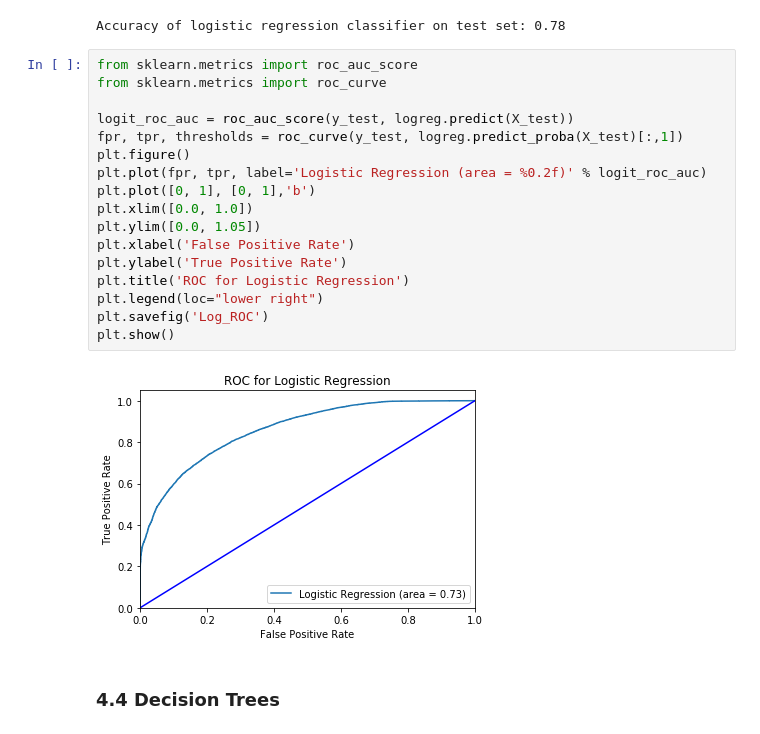
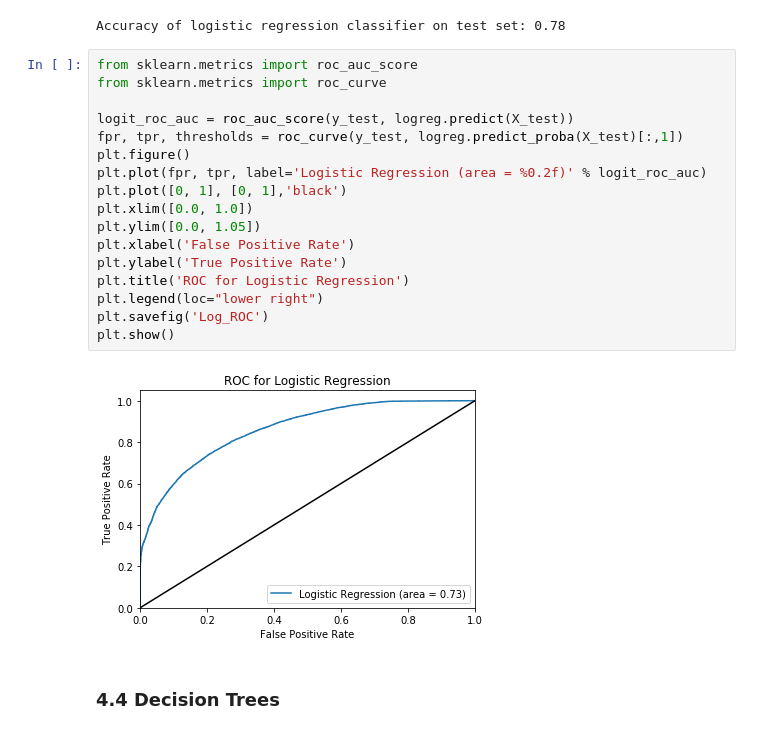
Before and after one commit to sahilarora93/Yelp_data_challenge, a Jupyter notebook: Part 4 - Success Predictions based on Business Attributes.ipynb, the cells around one changed output. Drawn from its saved outputs; the diff is of its cells as text.

```diff
--- a/Part 4 - Success Predictions based on Business Attributes.ipynb
+++ b/Part 4 - Success Predictions based on Business Attributes.ipynb
@@ -1050,22 +1050,22 @@ Accuracy of logistic regression classifier on test set: 0.78
 # %%
 from sklearn.metrics import roc_auc_score
 from sklearn.metrics import roc_curve
 
 logit_roc_auc = roc_auc_score(y_test, logreg.predict(X_test))
 fpr, tpr, thresholds = roc_curve(y_test, logreg.predict_proba(X_test)[:,1])
 plt.figure()
 plt.plot(fpr, tpr, label='Logistic Regression (area = %0.2f)' % logit_roc_auc)
-plt.plot([0, 1], [0, 1],'b')
+plt.plot([0, 1], [0, 1],'black')
 plt.xlim([0.0, 1.0])
 plt.ylim([0.0, 1.05])
 plt.xlabel('False Positive Rate')
 plt.ylabel('True Positive Rate')
 plt.title('ROC for Logistic Regression')
 plt.legend(loc="lower right")
 plt.savefig('Log_ROC')
 plt.show()
 # %% [output]
-[figure, old version]
+[figure, new version]
 # %% [markdown]
 ### 4.4 Decision Trees
 # %%
```
Also changed, not shown: parts of 1 cell of this notebook.
